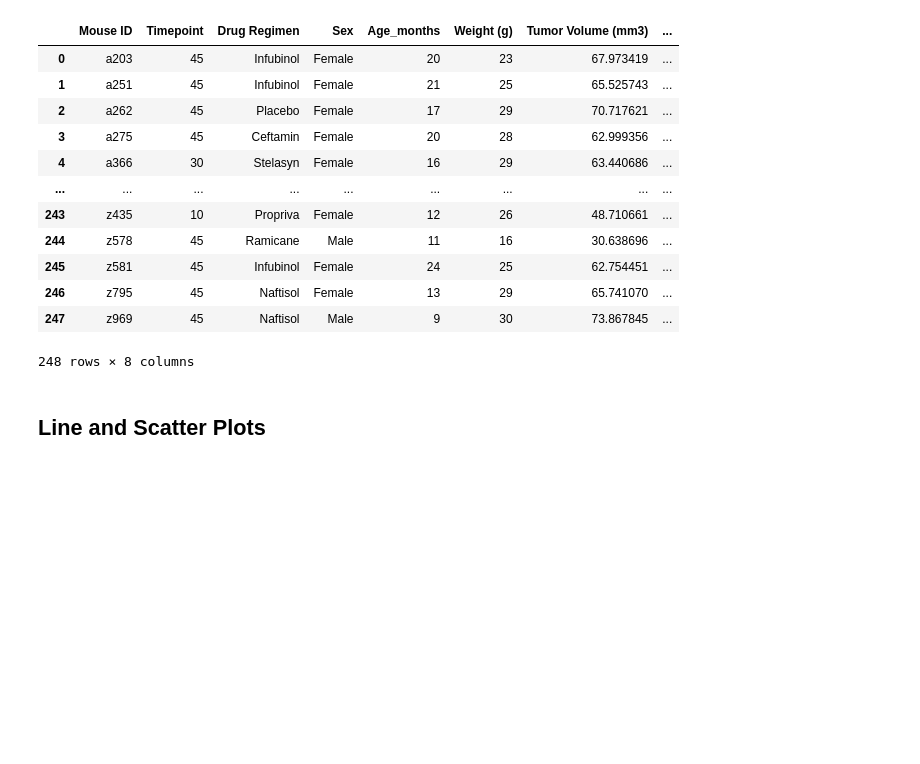
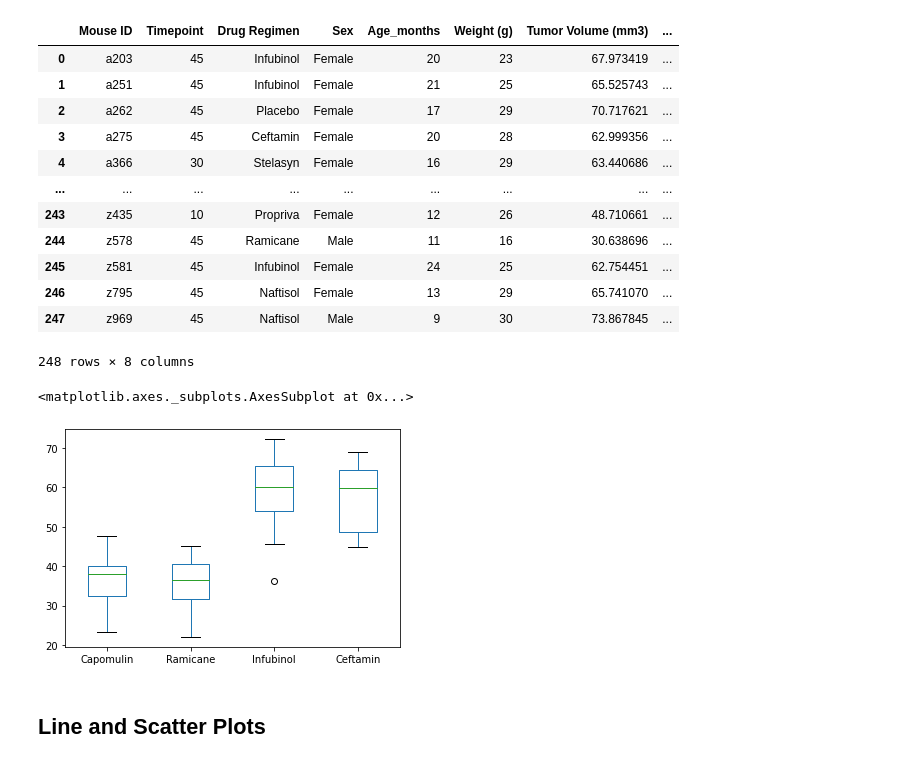
Before and after one commit to Ashlander0/MatPlotLib-Challenge, a Jupyter notebook: pymaceuticals_starter.ipynb, the cells around one changed output. Cells and saved outputs as stored; diff of their text form; code cells hidden in the pictures; blank space fills up the shorter version.

Commit message:
Finished box chart

```diff
--- a/pymaceuticals_starter.ipynb
+++ b/pymaceuticals_starter.ipynb
@@ -181,14 +181,33 @@ endingsize
 # %%
 # Put treatments into a list for for loop (and later for plot labels)
 
+# check the top 4 regimens (one of them doesn't match the list given in the instructions, so I'll be using the ones in the instructions)
+bestdrugs = endingsize.groupby('Drug Regimen').mean()['Tumor Volume (mm3)']
+actualbestdrugs = bestdrugs.sort_values(ascending=True).head(4)
+# instructions best treatments
+insbestdrugs = ['Capomulin', 'Ramicane', 'Infubinol', 'Ceftamin']
+
+# dataframes for top 4 drugs
+capo = endingsize[endingsize['Drug Regimen']=='Capomulin']
+rami = endingsize[endingsize['Drug Regimen']=='Ramicane']
+infu = endingsize[endingsize['Drug Regimen']=='Infubinol']
+ceft = endingsize[endingsize['Drug Regimen']=='Ceftamin']
 
 # Create empty list to fill with tumor vol data (for plotting)
 
+capovol = capo['Tumor Volume (mm3)']
+ramivol = rami['Tumor Volume (mm3)']
+infuvol = infu['Tumor Volume (mm3)']
+ceftvol = ceft['Tumor Volume (mm3)']
 
 # Calculate the IQR and quantitatively determine if there are any potential outliers.
+tumorvol = pd.DataFrame({'Capomulin': capovol, 'Ramicane': ramivol,'Infubinol': infuvol, 'Ceftamin': ceftvol})
 
+# upper/lower bounds
+#tumorvol['Tumor Volume (mm3)'].quantile([.25, .75])
 
-    # Locate the rows which contain mice on each drug and get the tumor volumes
+# Locate the rows which contain mice on each drug and get the tumor volumes
+
 
 
     # add subset
@@ -197,6 +216,10 @@ endingsize
     # Determine outliers using upper and lower bounds
 # %%
 # Generate a box plot of the final tumor volume of each mouse across four regimens of interest
+tumorvol.plot.box()
+# %% [output]
+<matplotlib.axes._subplots.AxesSubplot at 0x...>
+[figure, added]
 # %% [markdown]
 ## Line and Scatter Plots
 # %%
```
Also changed, not shown: parts of 3 cells of this notebook.
